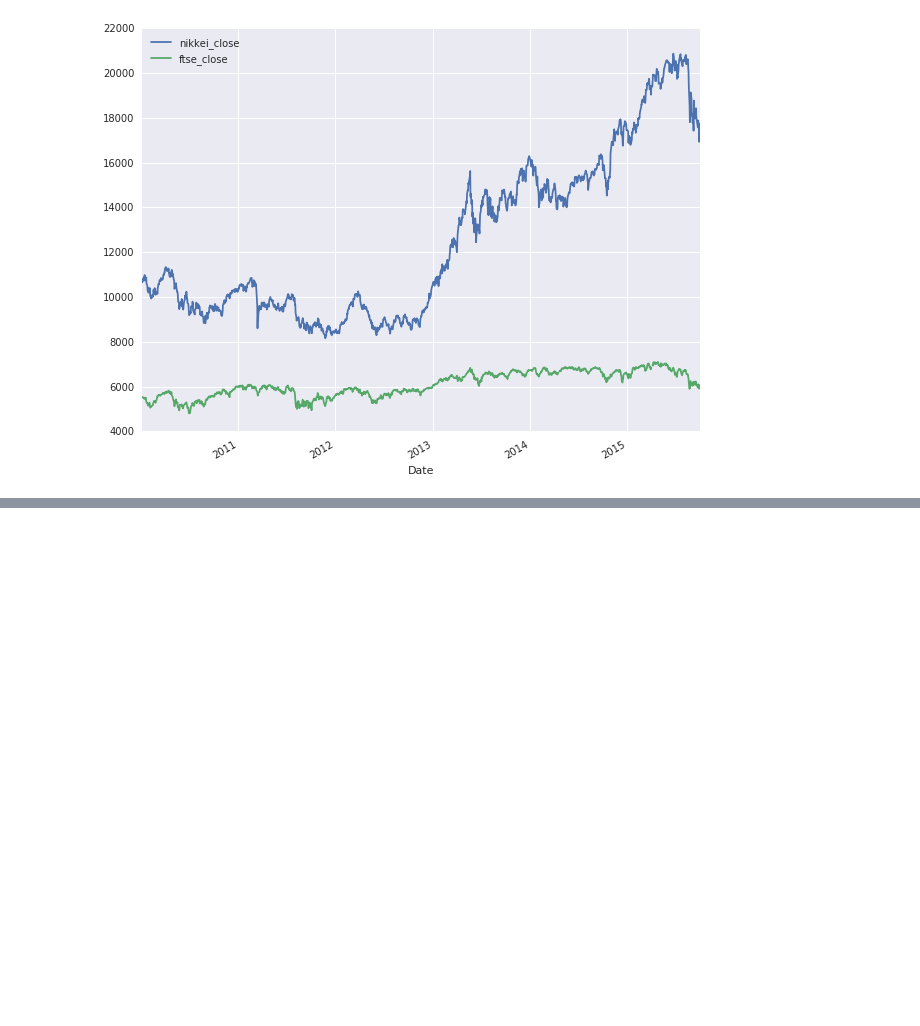
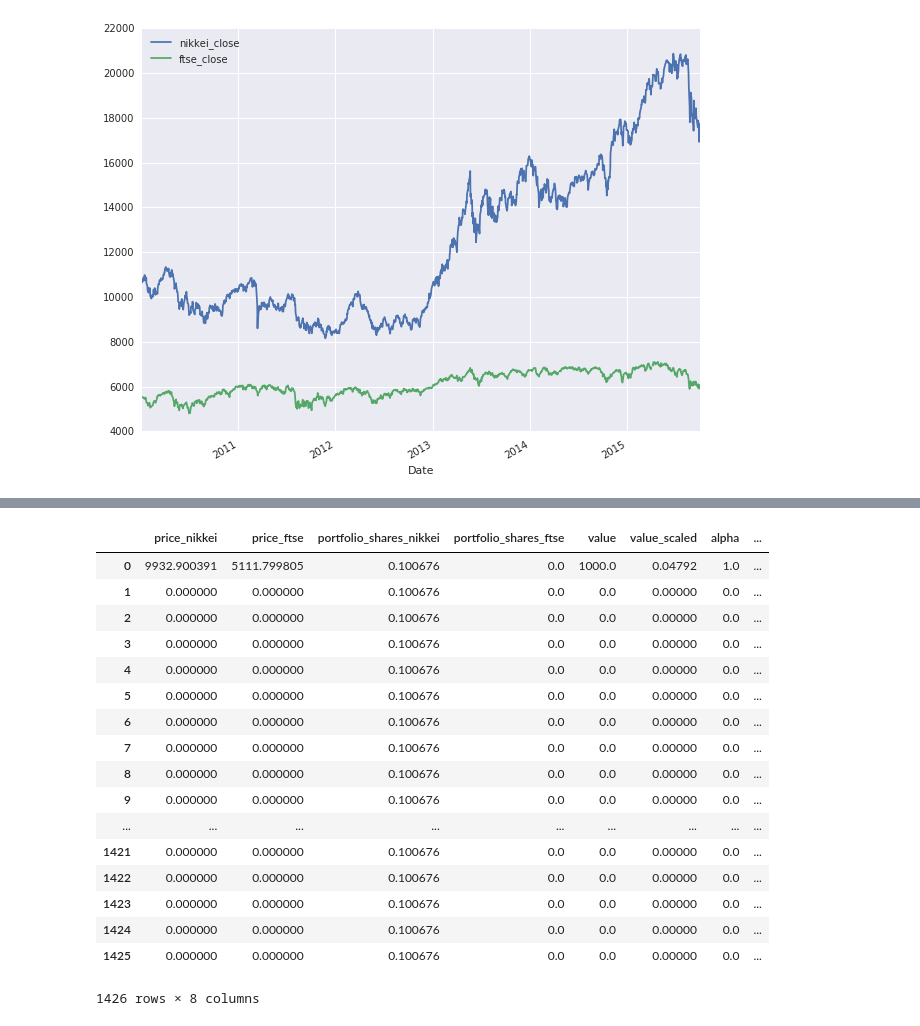
Before and after one commit to anishagarwal1990/DRL_finance, a Jupyter notebook: DRL_basic.ipynb, the cells around one changed output, grey strips where cells are left out. Cells and saved outputs as stored; diff of their text form; code cells hidden in the pictures; blank space fills up the shorter version.

```diff
--- a/DRL_basic.ipynb
+++ b/DRL_basic.ipynb
@@ -222,0 +221,31 @@ state
+# %%
+# insert state_0
+
+state_bh['price_nikkei'][0] = current_price_nikkei(0)
+state_bh['price_ftse'][0] = current_price_ftse(0)
+state_bh['value'][0] = value_0
+state_bh['value_scaled'][0] = value_scaled_0
+state_bh['alpha'][0] = alpha_0
+state_bh['cash'][0] = cash_0
+
+
+state_bh
+# %% [output]
+|  | price_nikkei | price_ftse | portfolio_shares_nikkei | portfolio_shares_ftse | value | value_scaled | alpha | ... |
+| 0 | 9932.900391 | 5111.799805 | 0.100676 | 0.0 | 1000.0 | 0.04792 | 1.0 | ... |
+| 1 | 0.000000 | 0.000000 | 0.100676 | 0.0 | 0.0 | 0.00000 | 0.0 | ... |
+| 2 | 0.000000 | 0.000000 | 0.100676 | 0.0 | 0.0 | 0.00000 | 0.0 | ... |
+| 3 | 0.000000 | 0.000000 | 0.100676 | 0.0 | 0.0 | 0.00000 | 0.0 | ... |
+| 4 | 0.000000 | 0.000000 | 0.100676 | 0.0 | 0.0 | 0.00000 | 0.0 | ... |
+| 5 | 0.000000 | 0.000000 | 0.100676 | 0.0 | 0.0 | 0.00000 | 0.0 | ... |
+| 6 | 0.000000 | 0.000000 | 0.100676 | 0.0 | 0.0 | 0.00000 | 0.0 | ... |
+| 7 | 0.000000 | 0.000000 | 0.100676 | 0.0 | 0.0 | 0.00000 | 0.0 | ... |
+| 8 | 0.000000 | 0.000000 | 0.100676 | 0.0 | 0.0 | 0.00000 | 0.0 | ... |
+| 9 | 0.000000 | 0.000000 | 0.100676 | 0.0 | 0.0 | 0.00000 | 0.0 | ... |
+| ... | ... | ... | ... | ... | ... | ... | ... | ... |
+| 1421 | 0.000000 | 0.000000 | 0.100676 | 0.0 | 0.0 | 0.00000 | 0.0 | ... |
+| 1422 | 0.000000 | 0.000000 | 0.100676 | 0.0 | 0.0 | 0.00000 | 0.0 | ... |
+| 1423 | 0.000000 | 0.000000 | 0.100676 | 0.0 | 0.0 | 0.00000 | 0.0 | ... |
+| 1424 | 0.000000 | 0.000000 | 0.100676 | 0.0 | 0.0 | 0.00000 | 0.0 | ... |
+| 1425 | 0.000000 | 0.000000 | 0.100676 | 0.0 | 0.0 | 0.00000 | 0.0 | ... |
+1426 rows × 8 columns
```
Also changed, not shown: parts of 21 cells of this notebook.
